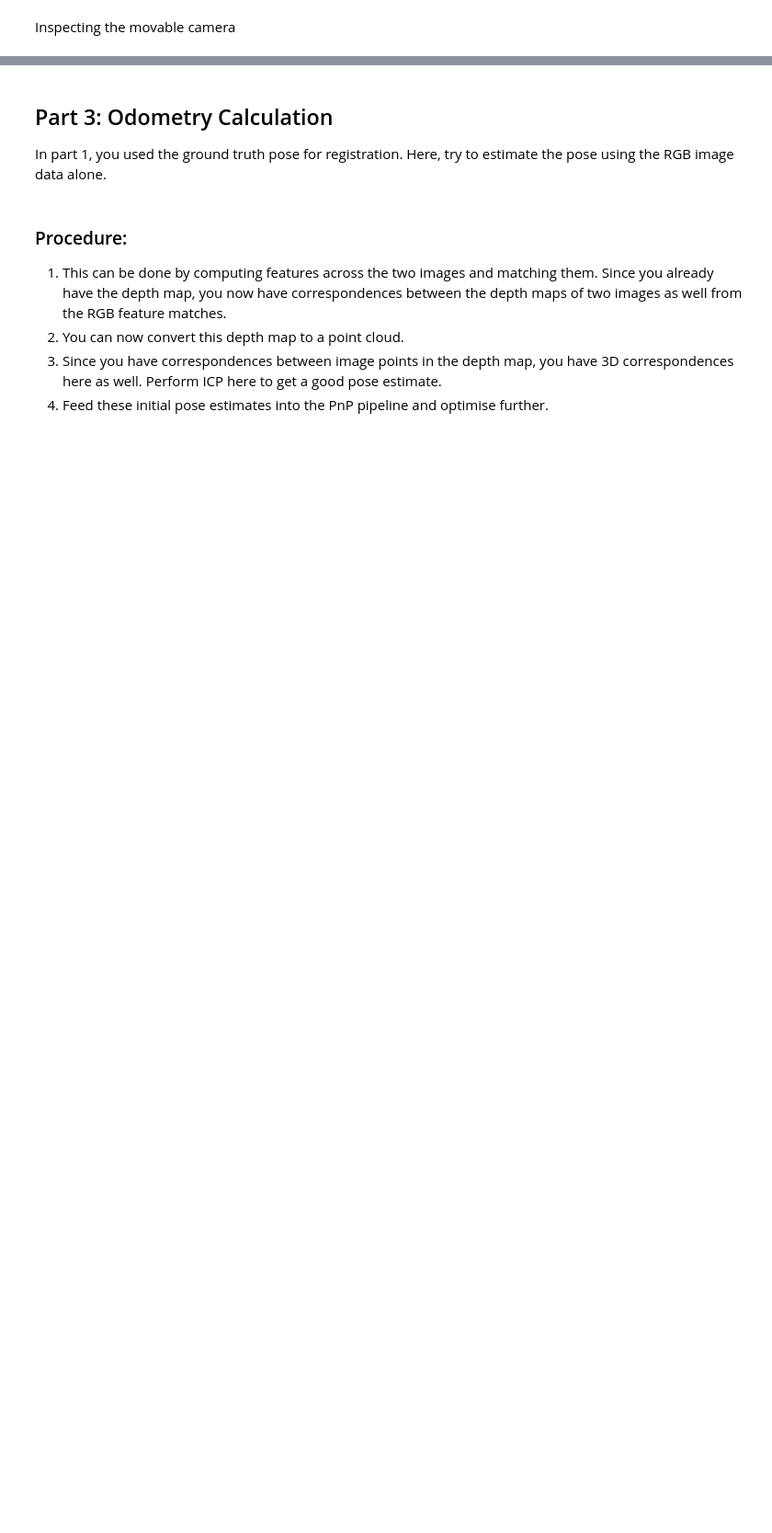
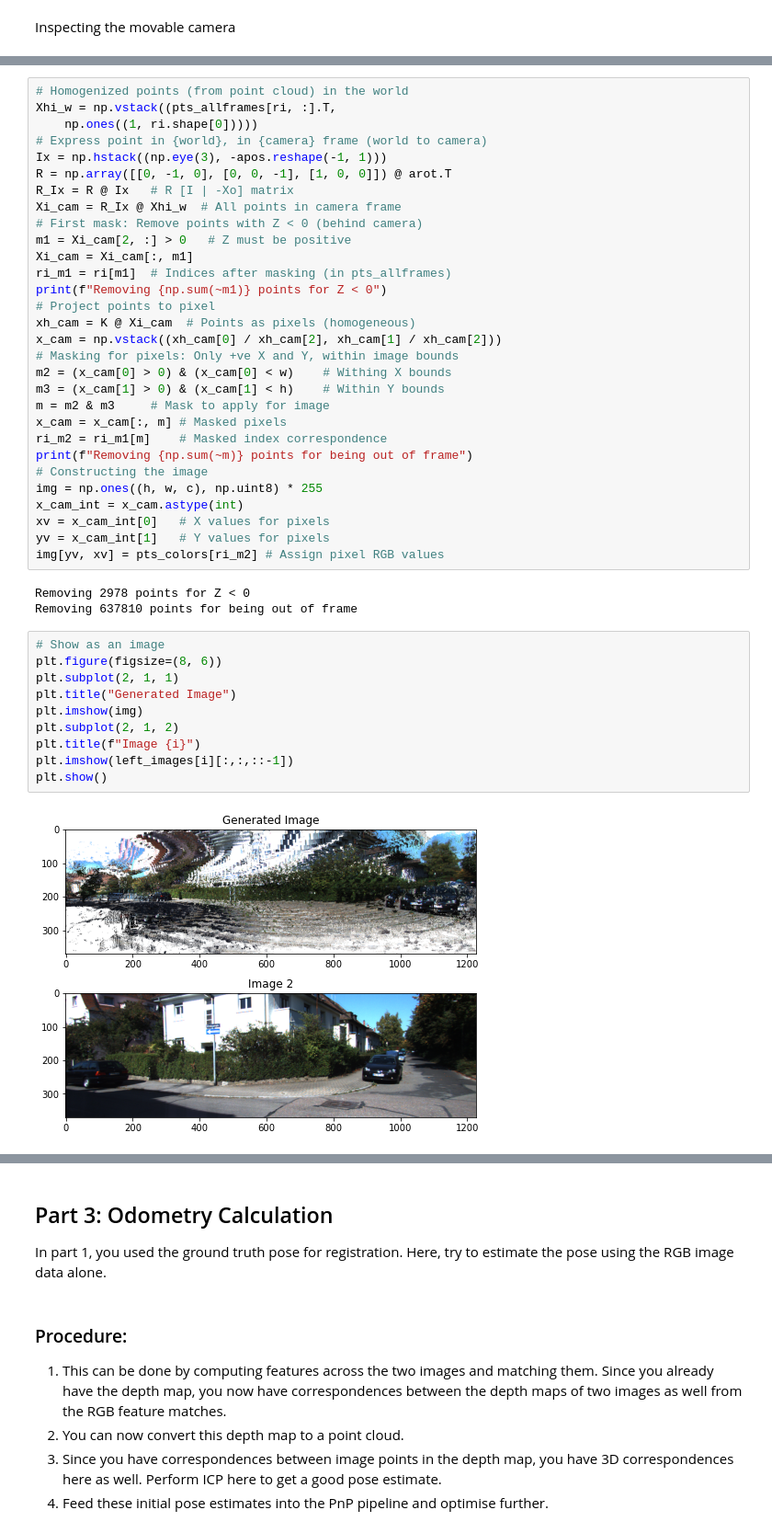
Before and after one commit to TheProjectsGuy/MR21-CS7.503, a Jupyter notebook: Projects/Project2/questions/StereoSLAM.ipynb, the cells around one changed output, grey strips where cells are left out. Shown at 92% size. Saved outputs shown, nothing was run; the diff lists cells and outputs as text; blank space fills up the shorter version.

Commit message:
Added code to capture image from mono-camera

```diff
--- a/Projects/Project2/questions/StereoSLAM.ipynb
+++ b/Projects/Project2/questions/StereoSLAM.ipynb
@@ -641,0 +660,45 @@ Xhi_w = np.vstack((pts_allframes[ri, :].T, np.ones((1, n_3d_pts))))
+# %%
+# Homogenized points (from point cloud) in the world
+Xhi_w = np.vstack((pts_allframes[ri, :].T,
+    np.ones((1, ri.shape[0]))))
+# Express point in {world}, in {camera} frame (world to camera)
+Ix = np.hstack((np.eye(3), -apos.reshape(-1, 1)))
+R = np.array([[0, -1, 0], [0, 0, -1], [1, 0, 0]]) @ arot.T
+R_Ix = R @ Ix   # R [I | -Xo] matrix
+Xi_cam = R_Ix @ Xhi_w  # All points in camera frame
+# First mask: Remove points with Z < 0 (behind camera)
+m1 = Xi_cam[2, :] > 0   # Z must be positive
+Xi_cam = Xi_cam[:, m1]
+ri_m1 = ri[m1]  # Indices after masking (in pts_allframes)
+print(f"Removing {np.sum(~m1)} points for Z < 0")
+# Project points to pixel
+xh_cam = K @ Xi_cam  # Points as pixels (homogeneous)
+x_cam = np.vstack((xh_cam[0] / xh_cam[2], xh_cam[1] / xh_cam[2]))
+# Masking for pixels: Only +ve X and Y, within image bounds
+m2 = (x_cam[0] > 0) & (x_cam[0] < w)    # Withing X bounds
+m3 = (x_cam[1] > 0) & (x_cam[1] < h)    # Within Y bounds
+m = m2 & m3     # Mask to apply for image
+x_cam = x_cam[:, m] # Masked pixels
+ri_m2 = ri_m1[m]    # Masked index correspondence
+print(f"Removing {np.sum(~m)} points for being out of frame")
+# Constructing the image
+img = np.ones((h, w, c), np.uint8) * 255
+x_cam_int = x_cam.astype(int)
+xv = x_cam_int[0]   # X values for pixels
+yv = x_cam_int[1]   # Y values for pixels
+img[yv, xv] = pts_colors[ri_m2] # Assign pixel RGB values
+# %% [output]
+Removing 2978 points for Z < 0
+Removing 637810 points for being out of frame
+# %%
+# Show as an image
+plt.figure(figsize=(8, 6))
+plt.subplot(2, 1, 1)
+plt.title("Generated Image")
+plt.imshow(img)
+plt.subplot(2, 1, 2)
+plt.title(f"Image {i}")
+plt.imshow(left_images[i][:,:,::-1])
+plt.show()
+# %% [output]
+[figure, added]
```
Also changed, not shown: parts of 14 cells of this notebook, 2 other files.
